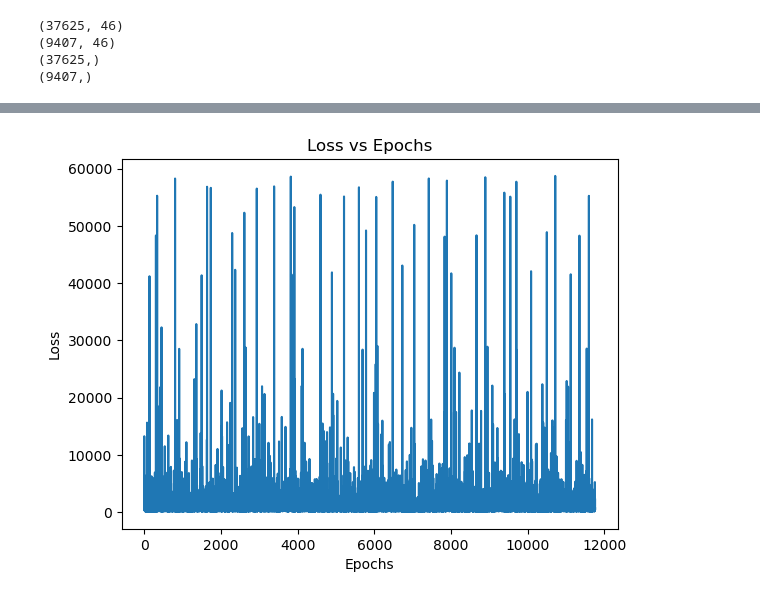
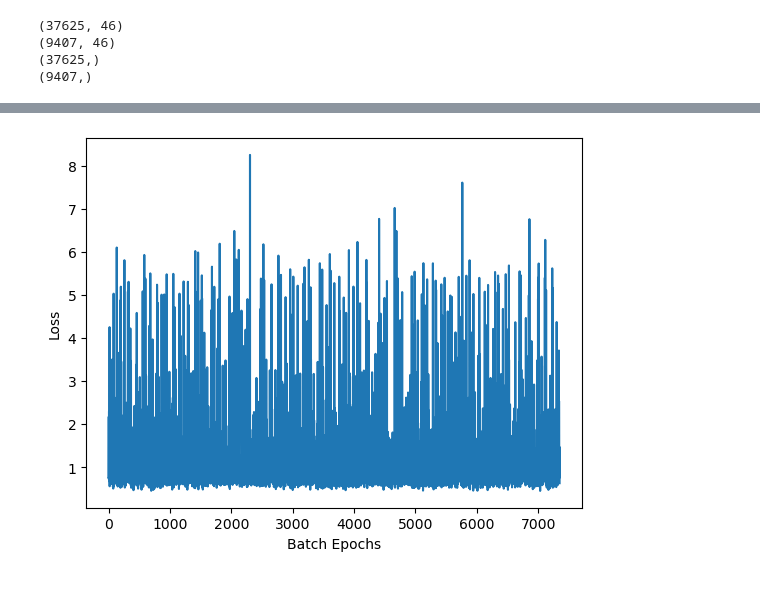
Before and after one commit to Delayma-ML/Delayma, a Jupyter notebook: main.ipynb, the cells around one changed output, grey strips where cells are left out. Saved outputs shown, nothing was run; the diff lists cells and outputs as text; code cells hidden in the pictures.

Commit message:
baseline model 2

```diff
--- a/main.ipynb
+++ b/main.ipynb
@@ -276,6 +282,10 @@ y_test = y_test.to_numpy()
 scaler = StandardScaler()
 X_train = scaler.fit_transform(X_train)
 X_test = scaler.transform(X_test)
+y_train = y_train.reshape(-1, 1)
+y_test = y_test.reshape(-1, 1)
+y_train = scaler.fit_transform(y_train)
+y_test = scaler.transform(y_test)
 # %%
 # converting numpy arrays to tensors
 X_train = torch.from_numpy(X_train)
@@ -288,10 +298,16 @@ X_train = X_train.float()
 X_test = X_test.float()
 y_train = y_train.float()
 y_test = y_test.float()
+# %%
+# move tensors to GPU if CUDA is available
+X_train = X_train.to(device)
+X_test = X_test.to(device)
+y_train = y_train.to(device)
+y_test = y_test.to(device)
 # %%
 num_of_features = X_train.shape[1]
-num_of_epochs = 10
-learning_rate = 1e-3
+num_of_epochs = 50
+learning_rate = 1e-5
 # %%
 class NeuralNet(torch.nn.Module):
     def __init__(self, input_size):
@@ -318,6 +334,7 @@ class NeuralNet(torch.nn.Module):
 def train(model, X, y, epochs, batch_size, lr, optimizer, scheduler):
     # storing loss values
     loss_values = []
+    overall_loss =[]
     for epoch in range(epochs):
         # shuffle the data
         idx = torch.randperm(X.shape[0])
@@ -335,10 +352,12 @@ def train(model, X, y, epochs, batch_size, lr, optimizer, scheduler):
             scheduler.step(loss)
             print(f"Epoch: {epoch+1}, Batch: {i+1}/{X.shape[0]} ({100*(i+1)/X.shape[0]:.3f}%), Loss: {loss.item():.4f}")
             loss_values.append(loss.item())
-    return loss_values
-model = NeuralNet(num_of_features)
+        overall_loss.append(loss.item())
+    return loss_values, overall_loss
+# move model to GPU if CUDA is available
+model = NeuralNet(num_of_features).to(device)
 optimizer = torch.optim.SGD(model.parameters(), lr=learning_rate)
 scheduler = torch.optim.lr_scheduler.ReduceLROnPlateau(optimizer, factor=0.1, mode='max', verbose=True)
 
-loss = train(model, X_train, y_train, num_of_epochs, 32, learning_rate, optimizer, scheduler)
+loss, overall_loss = train(model, X_train, y_train, num_of_epochs, 256, learning_rate, optimizer, scheduler)
 # %% [output]
@@ -369,9 +388,8 @@ Loss:  1258.71142578125
 # %%
 # plot the loss values
 plt.plot(loss)
-plt.xlabel('Epochs')
+plt.xlabel('Batch Epochs')
 plt.ylabel('Loss')
-plt.title('Loss vs Epochs')
 plt.show()
 # %% [output]
-[figure, old version]
+[figure, new version]
```
Also changed, not shown: parts of 6 cells of this notebook, 3 other files.
